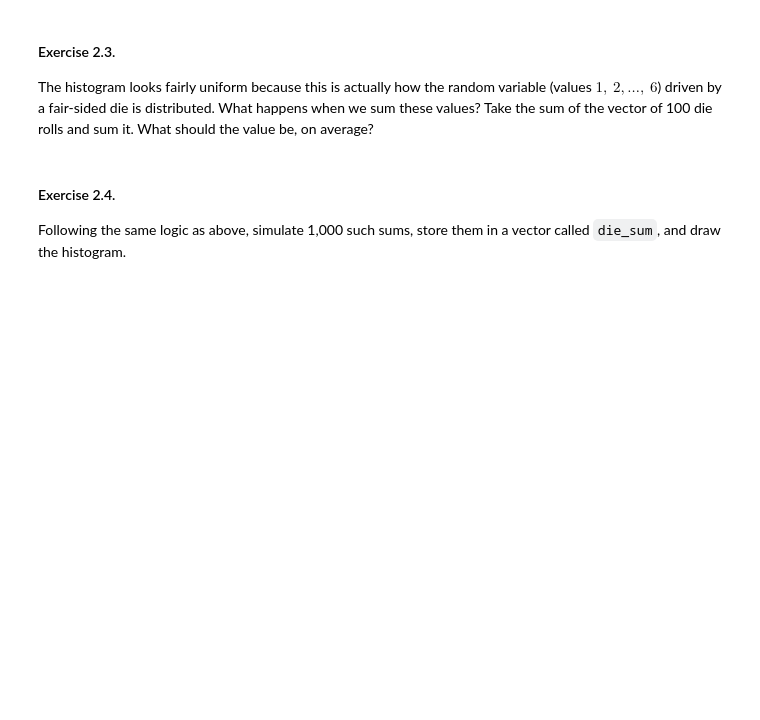
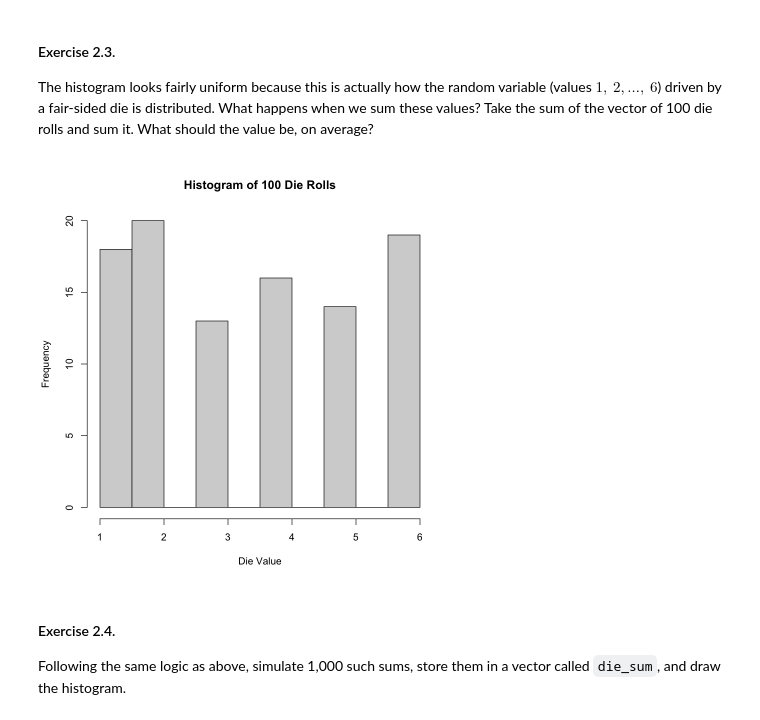
Before and after one commit to zhekunz/cogsup-prog, a Jupyter notebook: Week-12/Exercises/Intro-R.ipynb, the cells around one changed output. Saved outputs shown, nothing was run; the diff lists cells and outputs as text; code cells hidden in the pictures; blank space fills up the shorter version.

```diff
--- a/Week-12/Exercises/Intro-R.ipynb
+++ b/Week-12/Exercises/Intro-R.ipynb
@@ -152,9 +244,19 @@ roll_die <- function(){return ()}
 #### Exercise 2.2.
 Simulate the rolling of a die 100 times, store the values in a vector called `die_roll_outcomes`, and plot its histogram.
 * Hint: `replicate(n, instruction)` executes instruction *n* times and places the outputs of the executions in a vector.
+# %%
+roll_die <- function() {
+  sample(1:6, size=1, replace=TRUE)
+}
 # %% [markdown]
 #### Exercise 2.3.
 The histogram looks fairly uniform because this is actually how the random variable (values $1, \: 2, \dots, \: 6$) driven by a fair-sided die is distributed. What happens when we sum these values? Take the sum of the vector of 100 die rolls and sum it. What should the value be, on average?
+# %%
+set.seed(233)
+die_roll_outcomes <- replicate(100, roll_die())
+hist(die_roll_outcomes, main="Histogram of 100 Die Rolls", xlab="Die Value")
+# %% [output]
+[figure, added]
 # %% [markdown]
 #### Exercise 2.4.
 Following the same logic as above, simulate 1,000 such sums, store them in a vector called `die_sum`, and draw the histogram.
```
Also changed, not shown: parts of 36 cells of this notebook, 2 other files.
